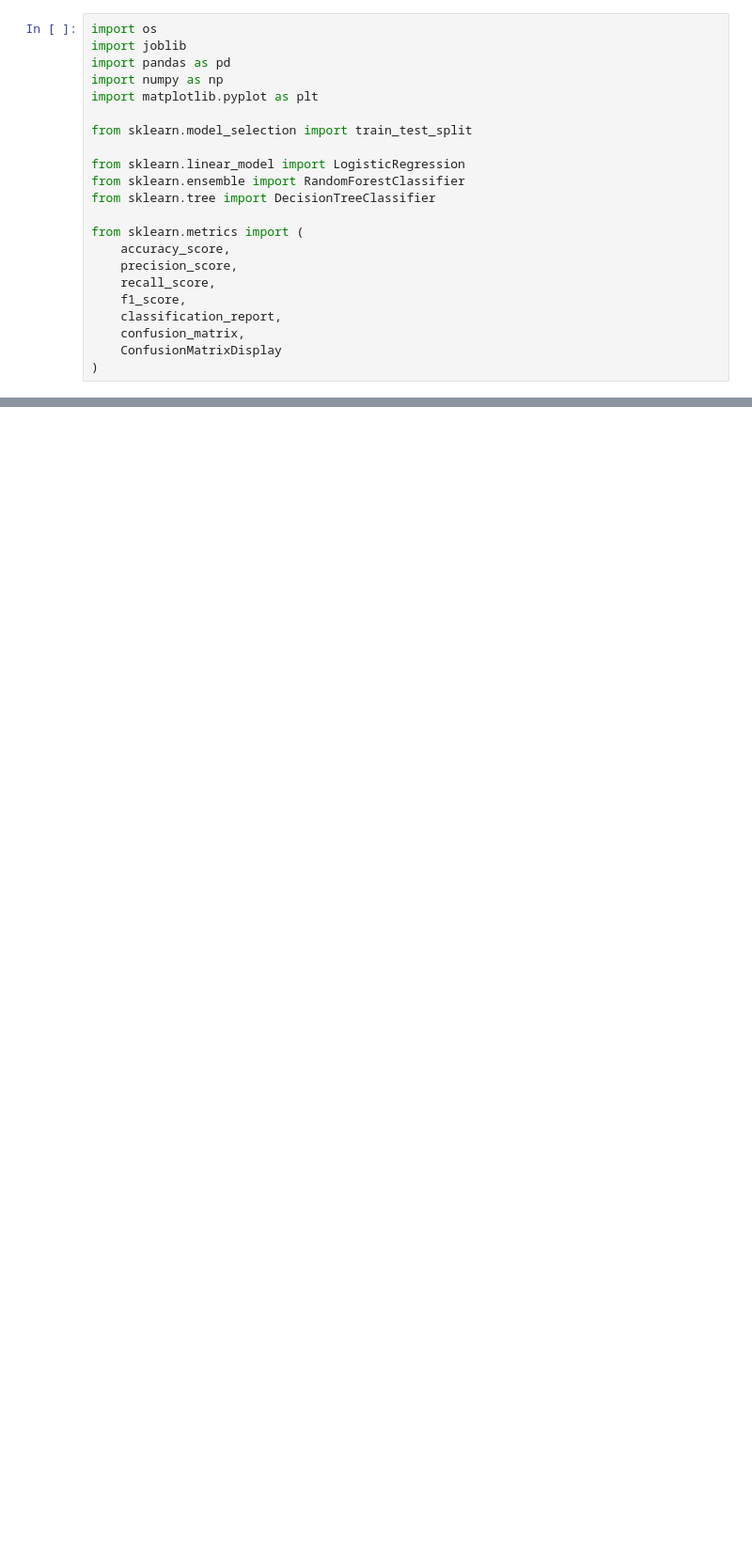
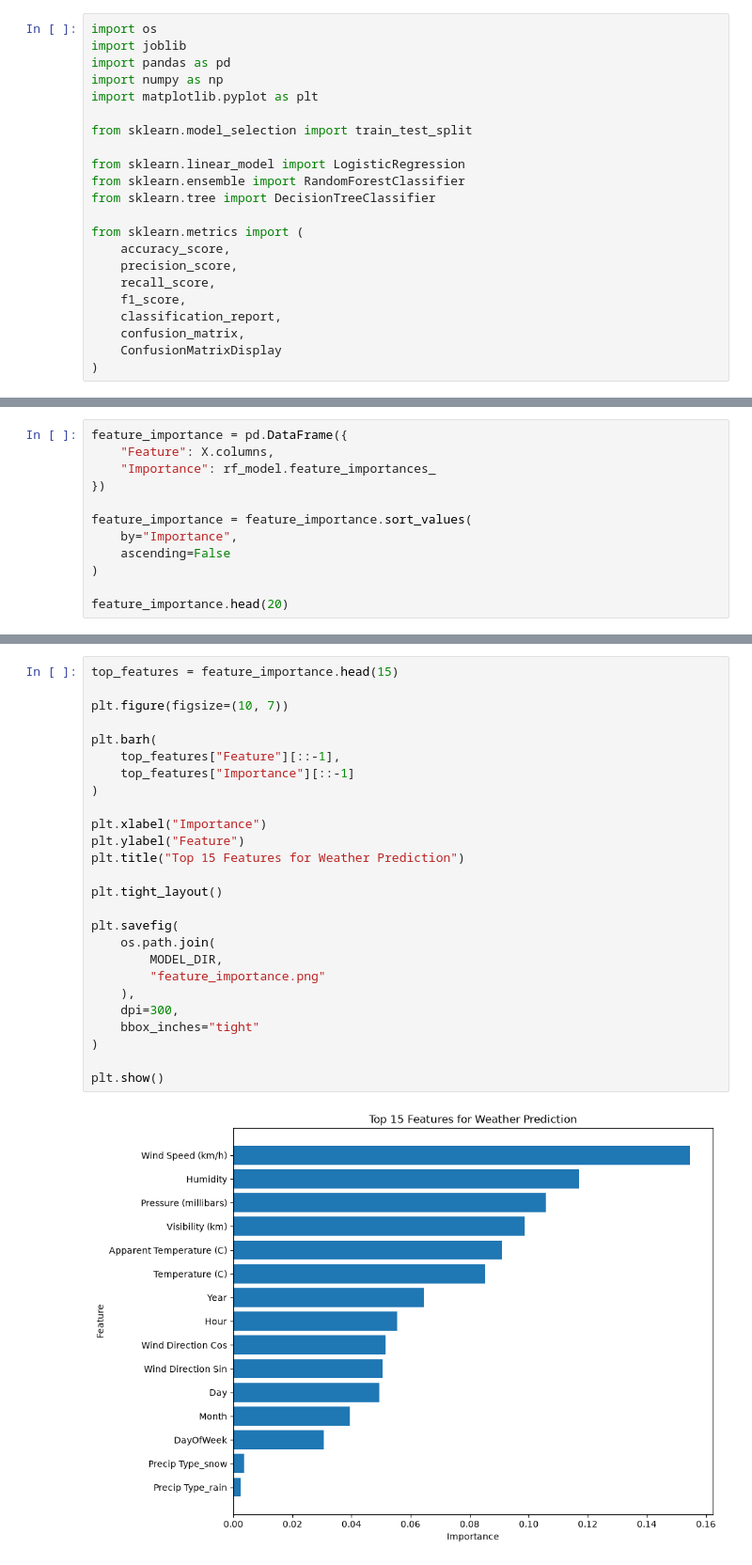
Before and after one commit to NoobNarasimharao/mlops-project-assignment, a Jupyter notebook: NoteBooks/model.ipynb, the cells around one changed output, grey strips where cells are left out. Shown at 94% size. Cells and saved outputs as stored; diff of their text form; blank space fills up the shorter version.

```diff
--- a/NoteBooks/model.ipynb
+++ b/NoteBooks/model.ipynb
@@ -338,0 +722,12 @@ print("Model results saved.")
+# %%
+feature_importance = pd.DataFrame({
+    "Feature": X.columns,
+    "Importance": rf_model.feature_importances_
+})
+
+feature_importance = feature_importance.sort_values(
+    by="Importance",
+    ascending=False
+)
+
+feature_importance.head(20)
@@ -338,0 +763,28 @@ print("Model results saved.")
+# %%
+top_features = feature_importance.head(15)
+
+plt.figure(figsize=(10, 7))
+
+plt.barh(
+    top_features["Feature"][::-1],
+    top_features["Importance"][::-1]
+)
+
+plt.xlabel("Importance")
+plt.ylabel("Feature")
+plt.title("Top 15 Features for Weather Prediction")
+
+plt.tight_layout()
+
+plt.savefig(
+    os.path.join(
+        MODEL_DIR,
+        "feature_importance.png"
+    ),
+    dpi=300,
+    bbox_inches="tight"
+)
+
+plt.show()
+# %% [output]
+[figure, added]
```
Also changed, not shown: parts of 41 cells of this notebook, 8 other files.
